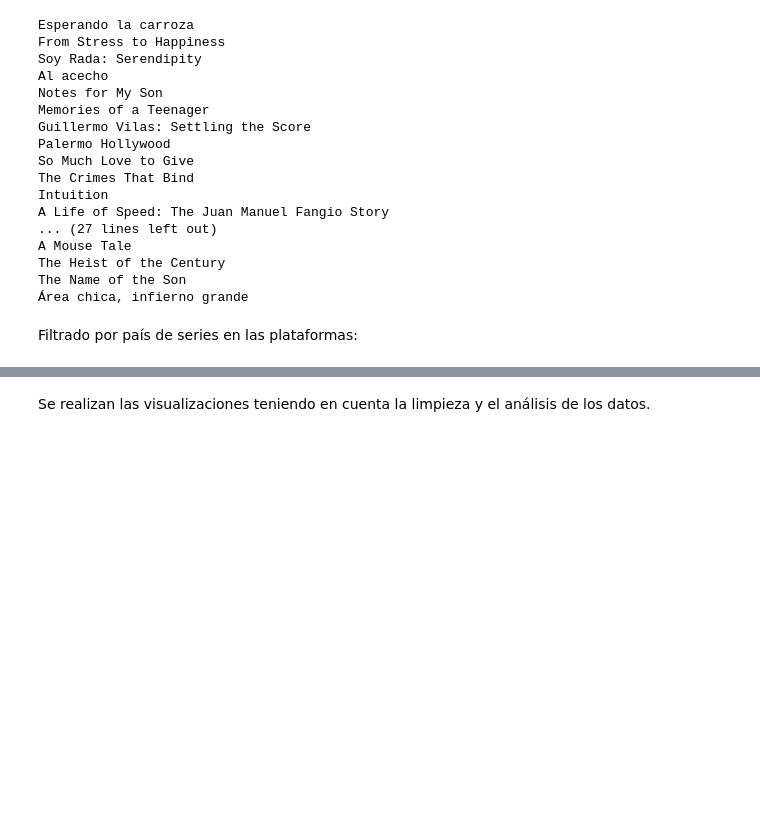
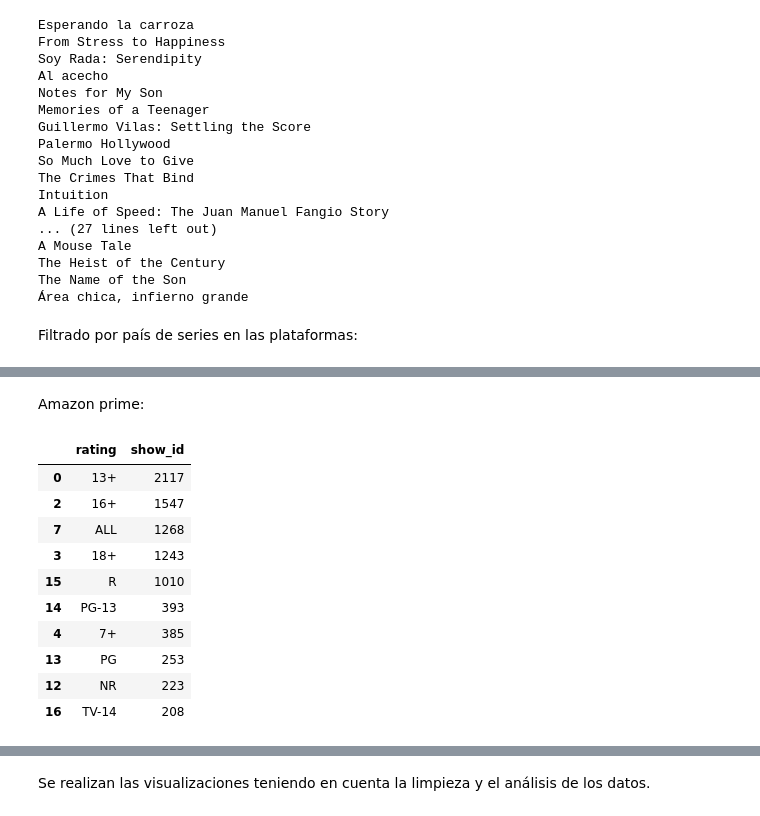
Before and after one commit to Marce-Valverde/PFGrupo19, a Jupyter notebook: Proyecto.ipynb, the cells around one changed output, grey strips where cells are left out. Cells and saved outputs as stored; diff of their text form; code cells hidden in the pictures; blank space fills up the shorter version.

```diff
--- a/Proyecto.ipynb
+++ b/Proyecto.ipynb
@@ -954,0 +973,16 @@ Lamput
+# %% [markdown]
+Amazon prime:
+# %%
+display(prime.groupby(by='rating', as_index=False).agg({'show_id':'count'}).sort_values('show_id', ascending=False).head(10))
+# %% [output]
+|  | rating | show_id |
+| 0 | 13+ | 2117 |
+| 2 | 16+ | 1547 |
+| 7 | ALL | 1268 |
+| 3 | 18+ | 1243 |
+| 15 | R | 1010 |
+| 14 | PG-13 | 393 |
+| 4 | 7+ | 385 |
+| 13 | PG | 253 |
+| 12 | NR | 223 |
+| 16 | TV-14 | 208 |
```
Also changed, not shown: parts of 24 cells of this notebook.
